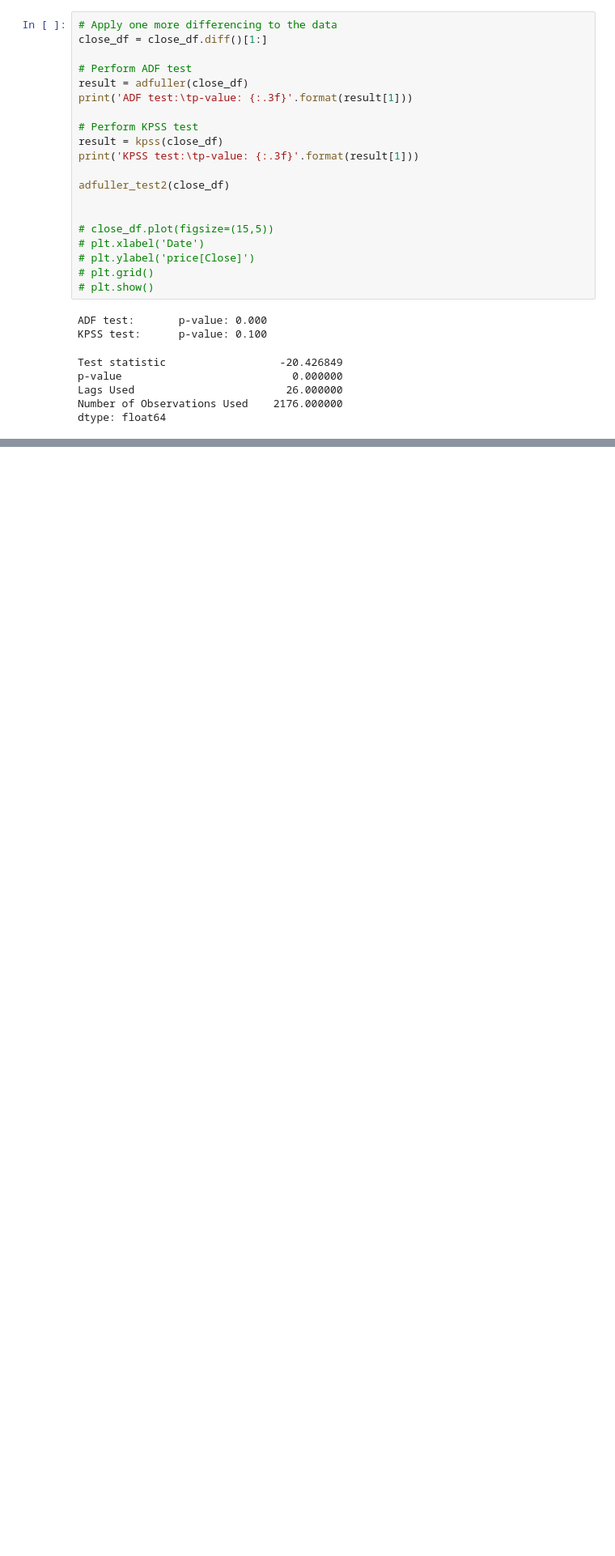
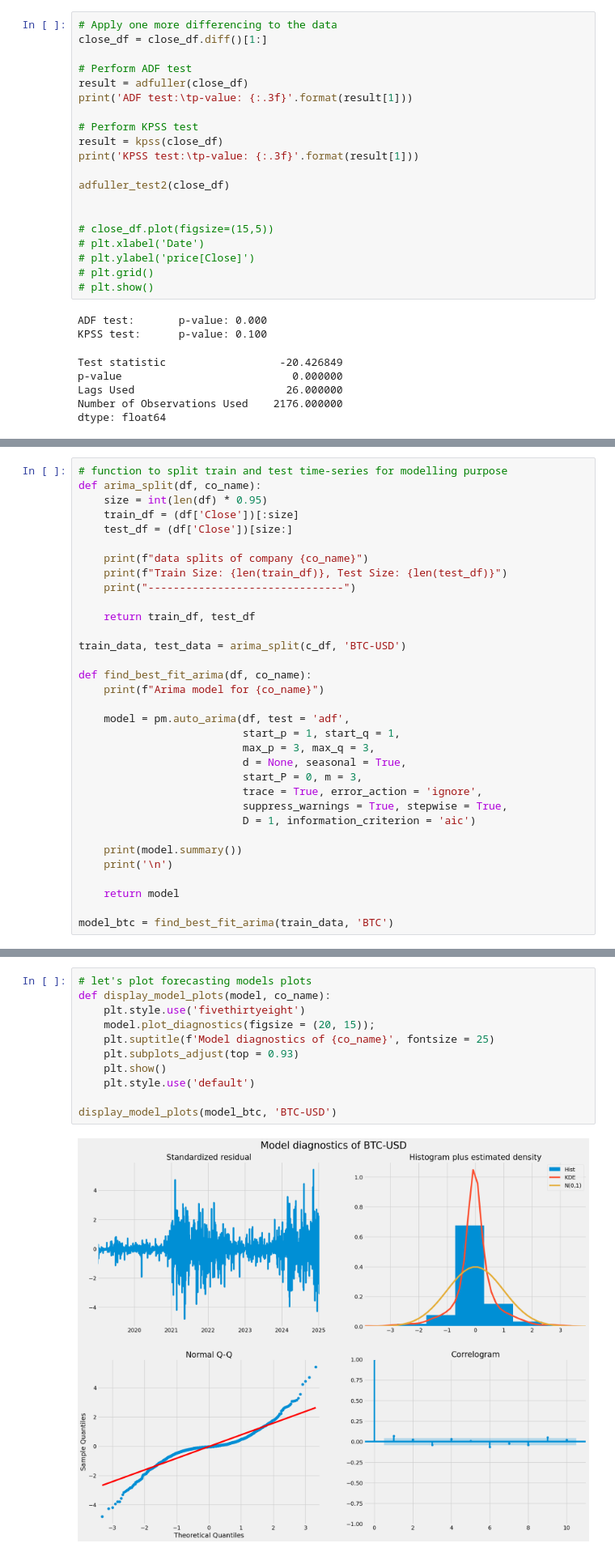
Before and after one commit to achoy55/hw1, a Jupyter notebook: time_series_analysis.ipynb, the cells around one changed output, grey strips where cells are left out. Shown at 81% size. Saved outputs shown, nothing was run; the diff lists cells and outputs as text; blank space fills up the shorter version.

```diff
--- a/time_series_analysis.ipynb
+++ b/time_series_analysis.ipynb
@@ -291,0 +255,33 @@ print('KPSS test:\tp-value: {:.3f}'.format(result[1]))
+# %%
+# function to split train and test time-series for modelling purpose
+def arima_split(df, co_name):
+    size = int(len(df) * 0.95)
+    train_df = (df['Close'])[:size]
+    test_df = (df['Close'])[size:]
+
+    print(f"data splits of company {co_name}")
+    print(f"Train Size: {len(train_df)}, Test Size: {len(test_df)}")
+    print("-------------------------------")
+
+    return train_df, test_df
+
+train_data, test_data = arima_split(c_df, 'BTC-USD')
+
+def find_best_fit_arima(df, co_name):
+    print(f"Arima model for {co_name}")
+
+    model = pm.auto_arima(df, test = 'adf',
+                          start_p = 1, start_q = 1,
+                          max_p = 3, max_q = 3,
+                          d = None, seasonal = True,
+                          start_P = 0, m = 3,
+                          trace = True, error_action = 'ignore',
+                          suppress_warnings = True, stepwise = True,
+                          D = 1, information_criterion = 'aic')
+
+    print(model.summary())
+    print('\n')
+
+    return model
+
+model_btc = find_best_fit_arima(train_data, 'BTC')
@@ -291,0 +306,13 @@ print('KPSS test:\tp-value: {:.3f}'.format(result[1]))
+# %%
+# let's plot forecasting models plots
+def display_model_plots(model, co_name):
+    plt.style.use('fivethirtyeight')
+    model.plot_diagnostics(figsize = (20, 15));
+    plt.suptitle(f'Model diagnostics of {co_name}', fontsize = 25)
+    plt.subplots_adjust(top = 0.93)
+    plt.show()
+    plt.style.use('default')
+
+display_model_plots(model_btc, 'BTC-USD')
+# %% [output]
+[figure, added]
```
Also changed, not shown: parts of 6 cells of this notebook, 4 other files.
